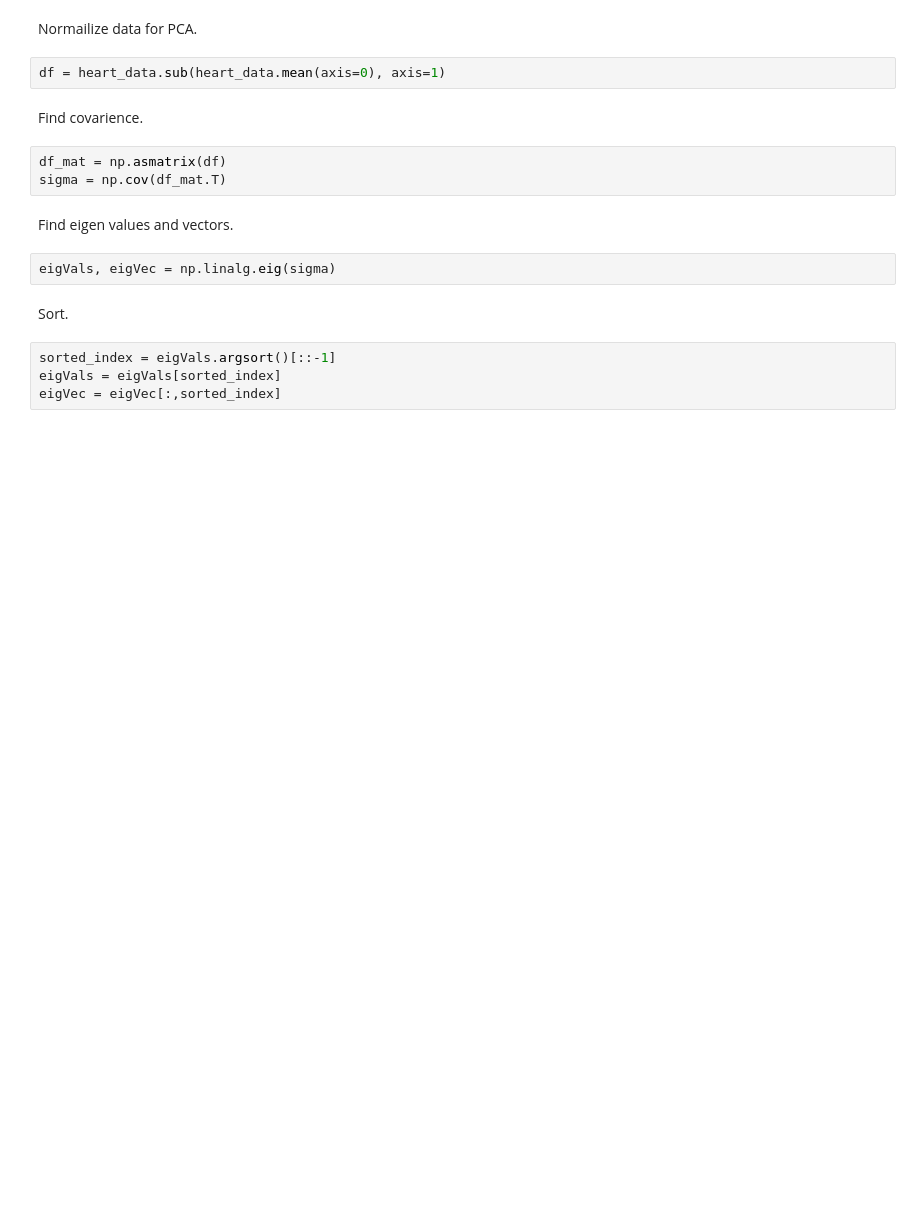
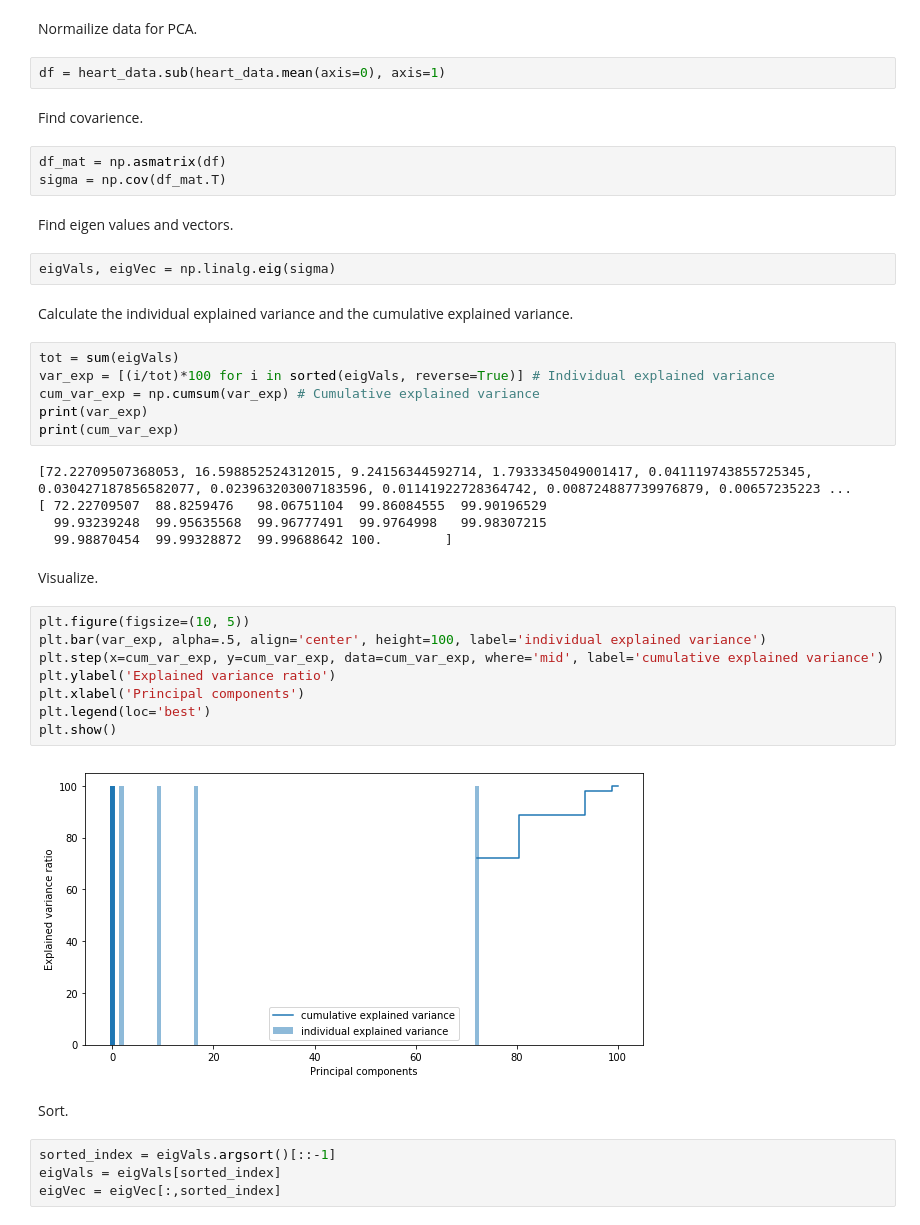
Before and after one commit to emilyallison18/heart_project, a Jupyter notebook: Heart_Data_Analysis_Notebook.ipynb, the cells around one changed output. Drawn from its saved outputs; the diff is of its cells as text; blank space fills up the shorter version.

Commit message:
Added heat map and explained variance.

```diff
--- a/Heart_Data_Analysis_Notebook.ipynb
+++ b/Heart_Data_Analysis_Notebook.ipynb
@@ -257,6 +275,31 @@ sigma = np.cov(df_mat.T)
 Find eigen values and vectors.
 # %%
 eigVals, eigVec = np.linalg.eig(sigma)
+# %% [markdown]
+Calculate the individual explained variance and the cumulative explained variance.
+# %%
+tot = sum(eigVals)
+var_exp = [(i/tot)*100 for i in sorted(eigVals, reverse=True)] # Individual explained variance
+cum_var_exp = np.cumsum(var_exp) # Cumulative explained variance
+print(var_exp)
+print(cum_var_exp)
+# %% [output]
+[72.22709507368053, 16.598852524312015, 9.24156344592714, 1.7933345049001417, 0.041119743855725345, 0.030427187856582077, 0.023963203007183596, 0.01141922728364742, 0.008724887739976879, 0.00657235223 ...
+[ 72.22709507  88.8259476   98.06751104  99.86084555  99.90196529
+  99.93239248  99.95635568  99.96777491  99.9764998   99.98307215
+  99.98870454  99.99328872  99.99688642 100.        ]
+# %% [markdown]
+Visualize.
+# %%
+plt.figure(figsize=(10, 5))
+plt.bar(var_exp, alpha=.5, align='center', height=100, label='individual explained variance')
+plt.step(x=cum_var_exp, y=cum_var_exp, data=cum_var_exp, where='mid', label='cumulative explained variance')
+plt.ylabel('Explained variance ratio')
+plt.xlabel('Principal components')
+plt.legend(loc='best')
+plt.show()
+# %% [output]
+[figure, added]
 # %% [markdown]
 Sort.
 # %%
```
Also changed, not shown: parts of 11 cells of this notebook.
